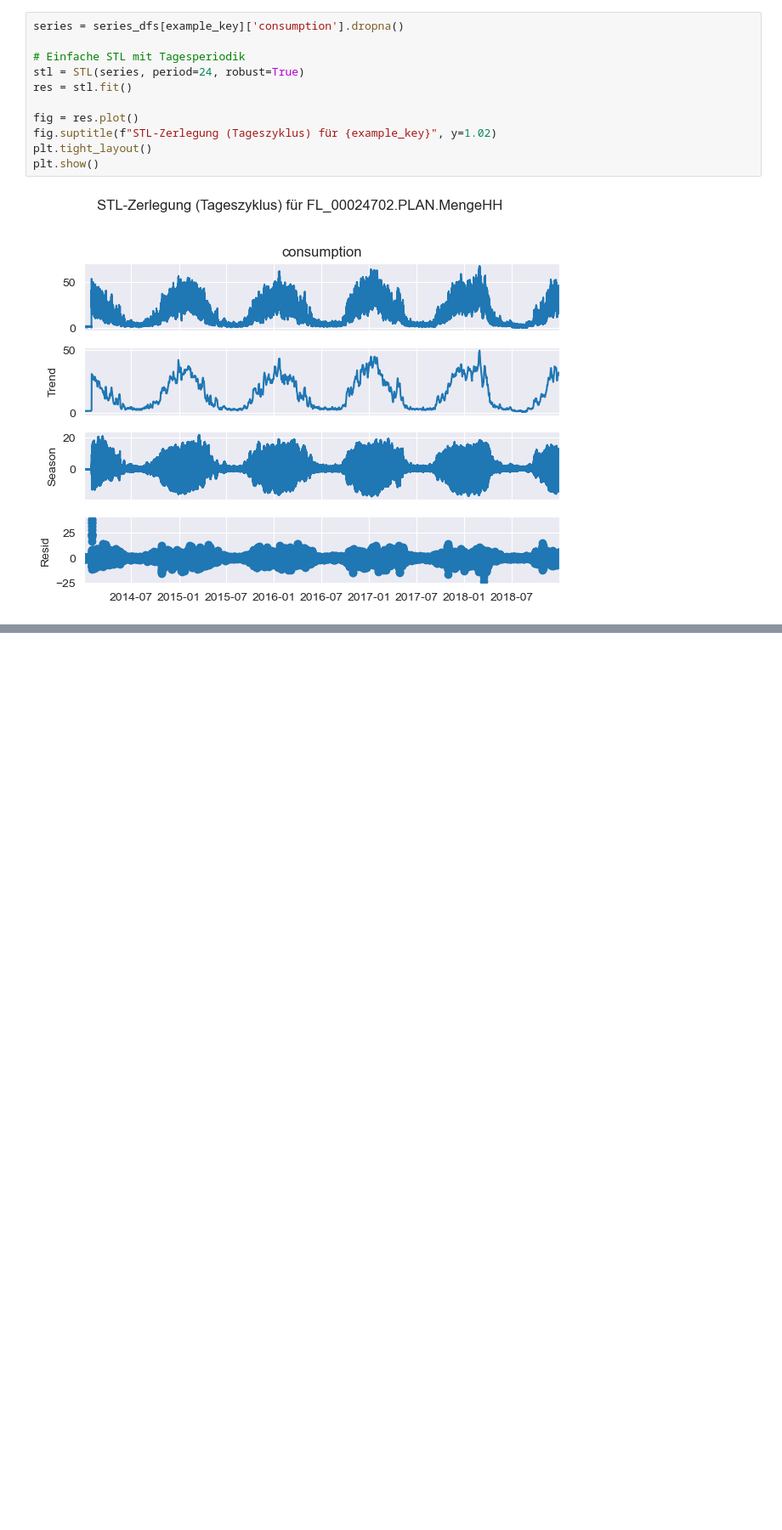
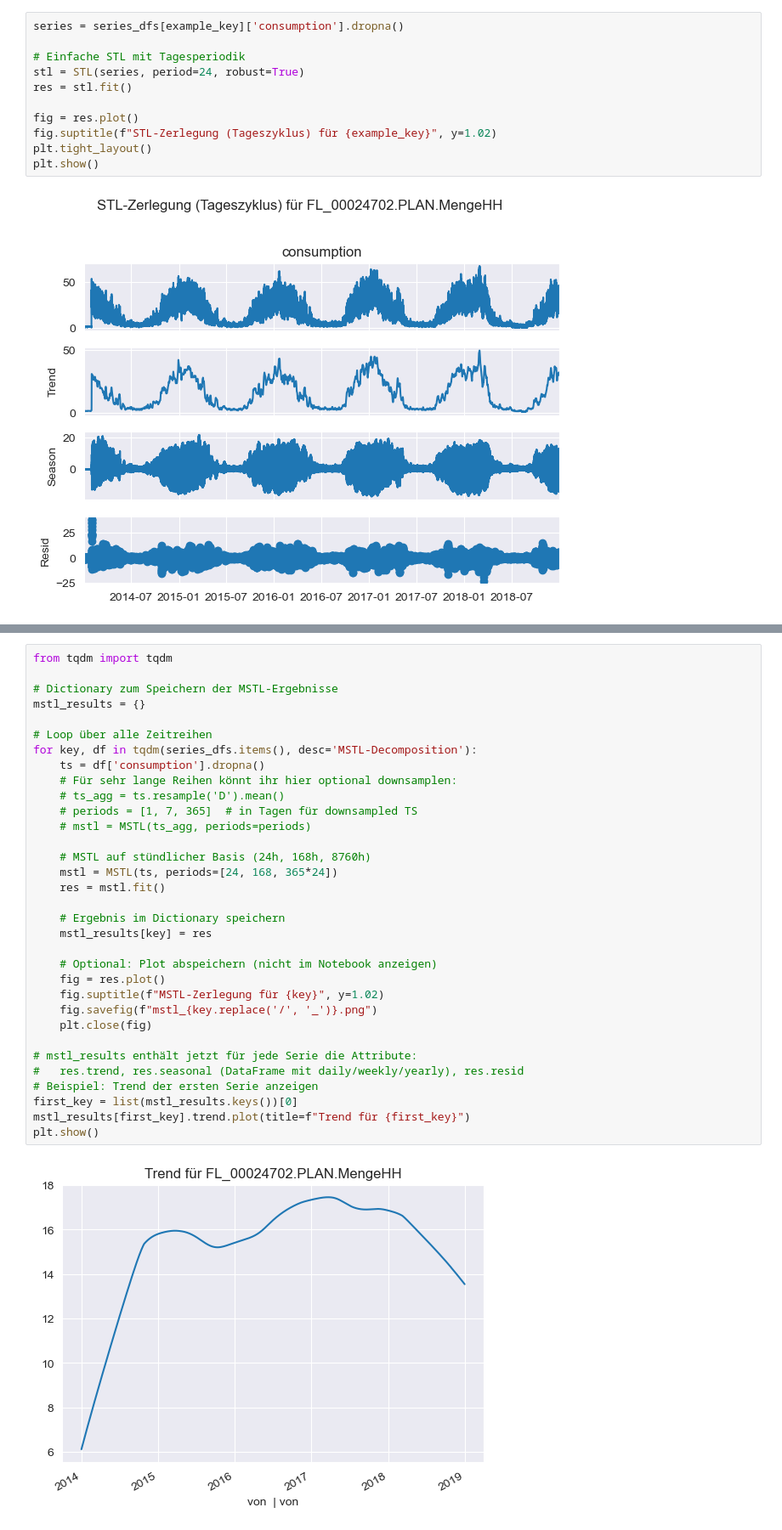
Before and after one commit to johannesgl4d0s/ersatzwerte_project, a Jupyter notebook: notebooks/05_model_identification_sarimax.ipynb, the cells around one changed output, grey strips where cells are left out. Shown at 85% size. Cells and saved outputs as stored; diff of their text form; blank space fills up the shorter version.

```diff
--- a/notebooks/05_model_identification_sarimax.ipynb
+++ b/notebooks/05_model_identification_sarimax.ipynb
@@ -338,0 +341,35 @@ plt.show()
+# %%
+from tqdm import tqdm
+
+# Dictionary zum Speichern der MSTL-Ergebnisse
+mstl_results = {}
+
+# Loop über alle Zeitreihen
+for key, df in tqdm(series_dfs.items(), desc='MSTL-Decomposition'):
+    ts = df['consumption'].dropna()
+    # Für sehr lange Reihen könnt ihr hier optional downsamplen:
+    # ts_agg = ts.resample('D').mean()
+    # periods = [1, 7, 365]  # in Tagen für downsampled TS
+    # mstl = MSTL(ts_agg, periods=periods)
+
+    # MSTL auf stündlicher Basis (24h, 168h, 8760h)
+    mstl = MSTL(ts, periods=[24, 168, 365*24])
+    res = mstl.fit()
+
+    # Ergebnis im Dictionary speichern
+    mstl_results[key] = res
+
+    # Optional: Plot abspeichern (nicht im Notebook anzeigen)
+    fig = res.plot()
+    fig.suptitle(f"MSTL-Zerlegung für {key}", y=1.02)
+    fig.savefig(f"mstl_{key.replace('/', '_')}.png")
+    plt.close(fig)
+
+# mstl_results enthält jetzt für jede Serie die Attribute:
+#   res.trend, res.seasonal (DataFrame mit daily/weekly/yearly), res.resid
+# Beispiel: Trend der ersten Serie anzeigen
+first_key = list(mstl_results.keys())[0]
+mstl_results[first_key].trend.plot(title=f"Trend für {first_key}")
+plt.show()
+# %% [output]
+[figure, added]
```
Also changed, not shown: parts of 5 cells of this notebook, 21 other files.
